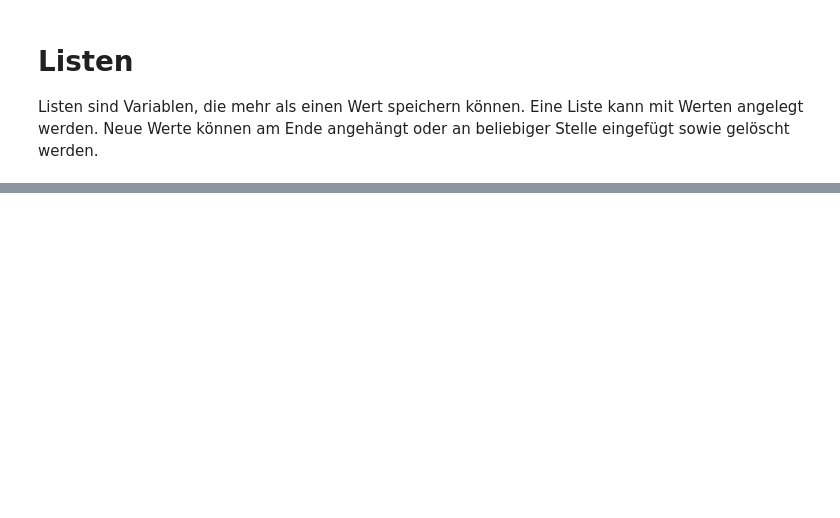
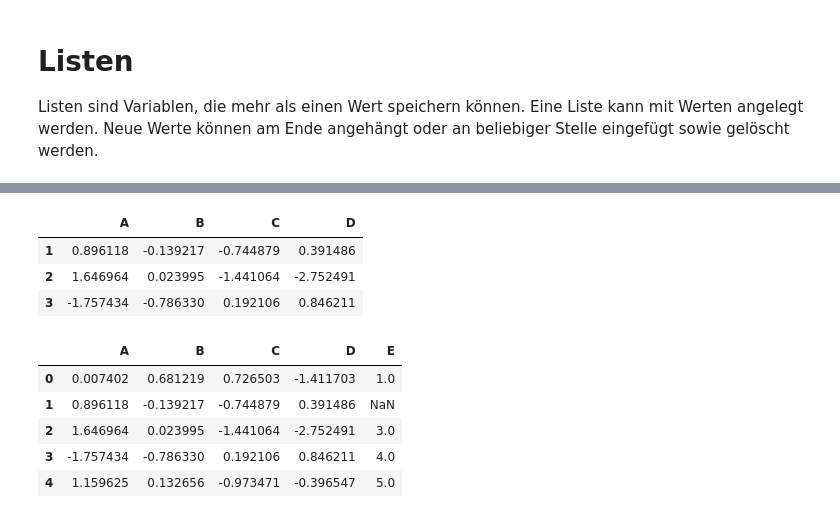
Before and after one commit to ditomax/mlwifianwender, a Jupyter notebook: 01 Anwendungsbeispiel Basic Python.ipynb, the cells around one changed output, grey strips where cells are left out. Drawn from its saved outputs; the diff is of its cells as text; code cells hidden in the pictures; blank space fills up the shorter version.

```diff
--- a/01 Anwendungsbeispiel Basic Python.ipynb
+++ b/01 Anwendungsbeispiel Basic Python.ipynb
@@ -179,0 +220,19 @@ print(x)
+# %%
+# Zugriff auf bestimmte Reihen
+df[1:4]
+# %% [output]
+|  | A | B | C | D |
+| 1 | 0.896118 | -0.139217 | -0.744879 | 0.391486 |
+| 2 | 1.646964 | 0.023995 | -1.441064 | -2.752491 |
+| 3 | -1.757434 | -0.786330 | 0.192106 | 0.846211 |
+# %%
+# Zufügen einer Serie als neues Feature
+df['E'] = s
+df.head()
+# %% [output]
+|  | A | B | C | D | E |
+| 0 | 0.007402 | 0.681219 | 0.726503 | -1.411703 | 1.0 |
+| 1 | 0.896118 | -0.139217 | -0.744879 | 0.391486 | NaN |
+| 2 | 1.646964 | 0.023995 | -1.441064 | -2.752491 | 3.0 |
+| 3 | -1.757434 | -0.786330 | 0.192106 | 0.846211 | 4.0 |
+| 4 | 1.159625 | 0.132656 | -0.973471 | -0.396547 | 5.0 |
```
Also changed, not shown: parts of 33 cells of this notebook.
